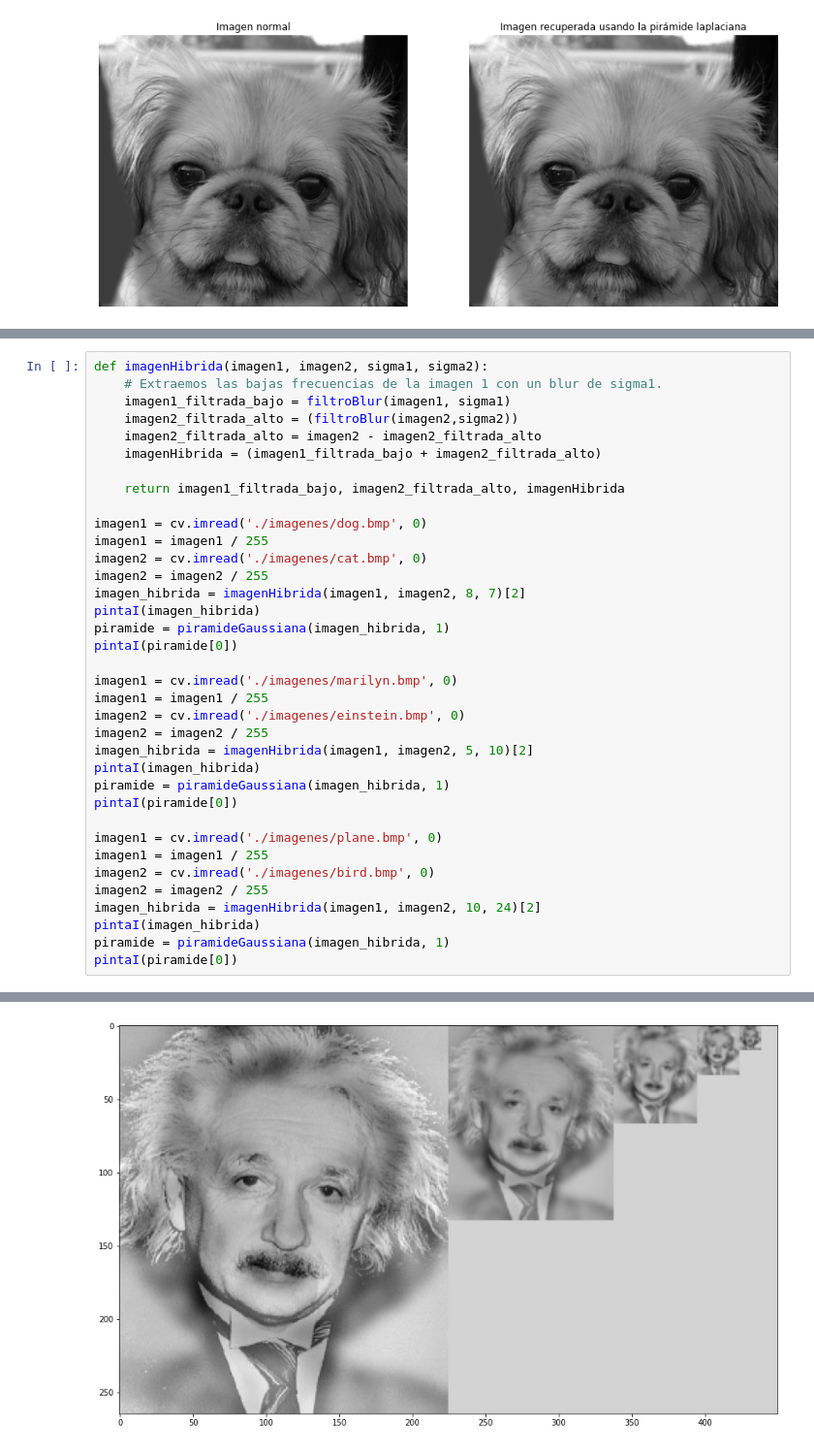
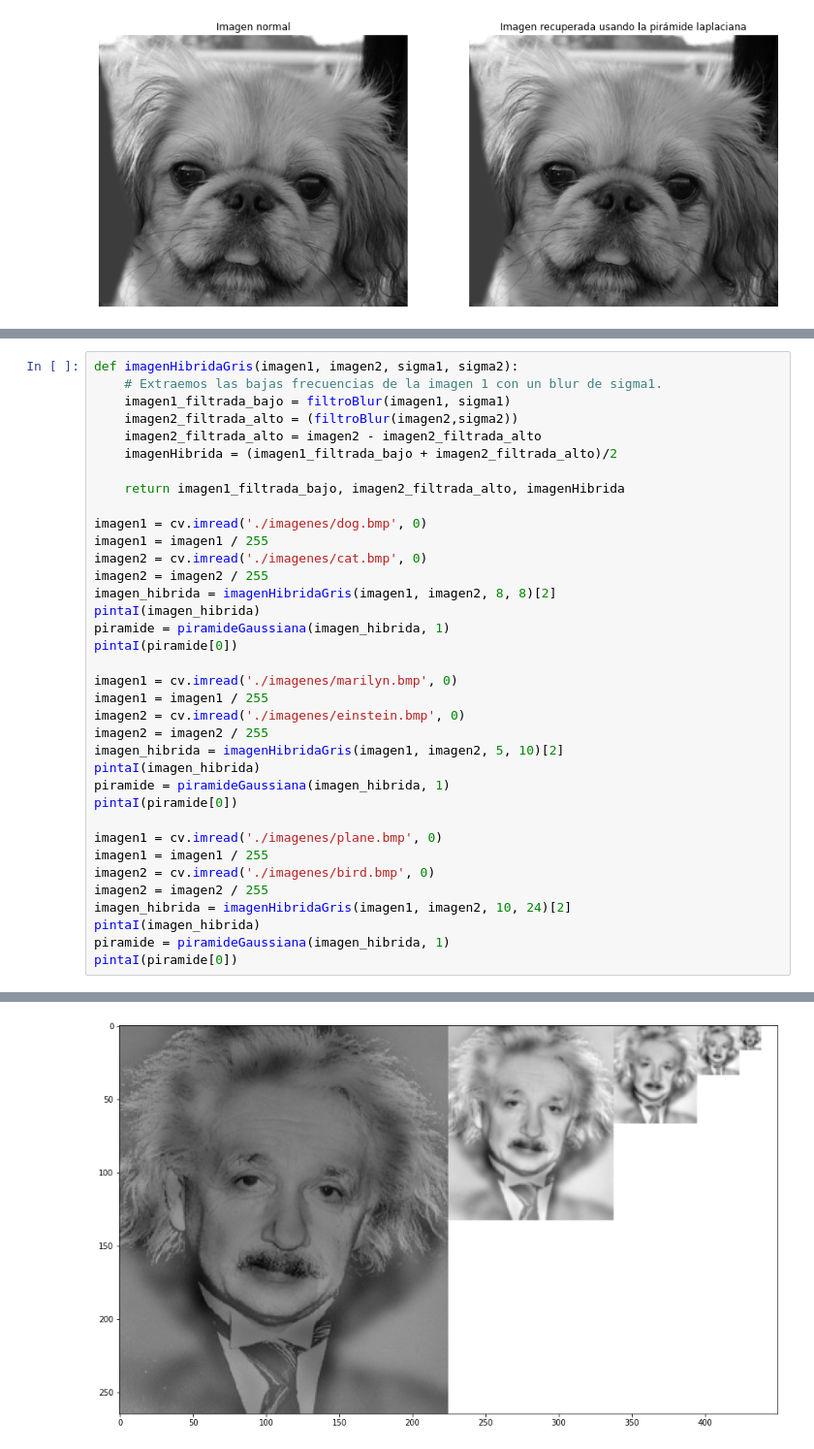
Before and after one commit to jacobocasado/p1VC, a Jupyter notebook: p1_jacobocasado.ipynb, the cells around one changed output, grey strips where cells are left out. Shown at 97% size. Cells and saved outputs as stored; diff of their text form.

```diff
--- a/p1_jacobocasado.ipynb
+++ b/p1_jacobocasado.ipynb
@@ -977,10 +978,10 @@ print(distancia / (imagen2d.shape[0] * imagen2d.shape[1]))
 # %%
-def imagenHibrida(imagen1, imagen2, sigma1, sigma2):
+def imagenHibridaGris(imagen1, imagen2, sigma1, sigma2):
     # Extraemos las bajas frecuencias de la imagen 1 con un blur de sigma1.
     imagen1_filtrada_bajo = filtroBlur(imagen1, sigma1)
     imagen2_filtrada_alto = (filtroBlur(imagen2,sigma2))
     imagen2_filtrada_alto = imagen2 - imagen2_filtrada_alto
-    imagenHibrida = (imagen1_filtrada_bajo + imagen2_filtrada_alto)
+    imagenHibrida = (imagen1_filtrada_bajo + imagen2_filtrada_alto)/2
 
     return imagen1_filtrada_bajo, imagen2_filtrada_alto, imagenHibrida
 
@@ -988,7 +989,7 @@ imagen1 = cv.imread('./imagenes/dog.bmp', 0)
 imagen1 = imagen1 / 255
 imagen2 = cv.imread('./imagenes/cat.bmp', 0)
 imagen2 = imagen2 / 255
-imagen_hibrida = imagenHibrida(imagen1, imagen2, 8, 7)[2]
+imagen_hibrida = imagenHibridaGris(imagen1, imagen2, 8, 8)[2]
 pintaI(imagen_hibrida)
 piramide = piramideGaussiana(imagen_hibrida, 1)
 pintaI(piramide[0])
@@ -997,7 +998,7 @@ imagen1 = cv.imread('./imagenes/marilyn.bmp', 0)
 imagen1 = imagen1 / 255
 imagen2 = cv.imread('./imagenes/einstein.bmp', 0)
 imagen2 = imagen2 / 255
-imagen_hibrida = imagenHibrida(imagen1, imagen2, 5, 10)[2]
+imagen_hibrida = imagenHibridaGris(imagen1, imagen2, 5, 10)[2]
 pintaI(imagen_hibrida)
 piramide = piramideGaussiana(imagen_hibrida, 1)
 pintaI(piramide[0])
@@ -1006,7 +1007,7 @@ imagen1 = cv.imread('./imagenes/plane.bmp', 0)
 imagen1 = imagen1 / 255
 imagen2 = cv.imread('./imagenes/bird.bmp', 0)
 imagen2 = imagen2 / 255
-imagen_hibrida = imagenHibrida(imagen1, imagen2, 10, 24)[2]
+imagen_hibrida = imagenHibridaGris(imagen1, imagen2, 10, 24)[2]
 pintaI(imagen_hibrida)
 piramide = piramideGaussiana(imagen_hibrida, 1)
 pintaI(piramide[0])
@@ -1016,3 +1017,3 @@ pintaI(piramide[0])
 [figure]
-[figure, old version]
+[figure, new version]
 [figure]
```
Also changed, not shown: parts of 7 cells of this notebook.
